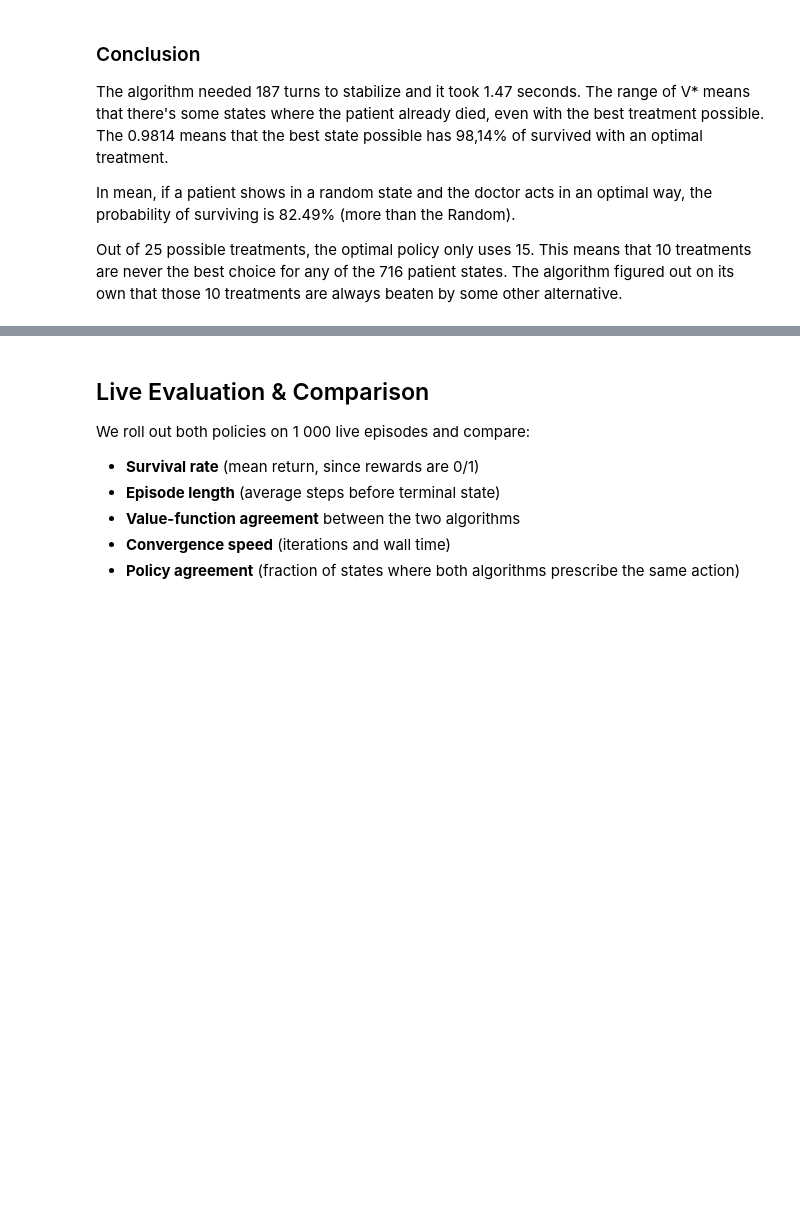
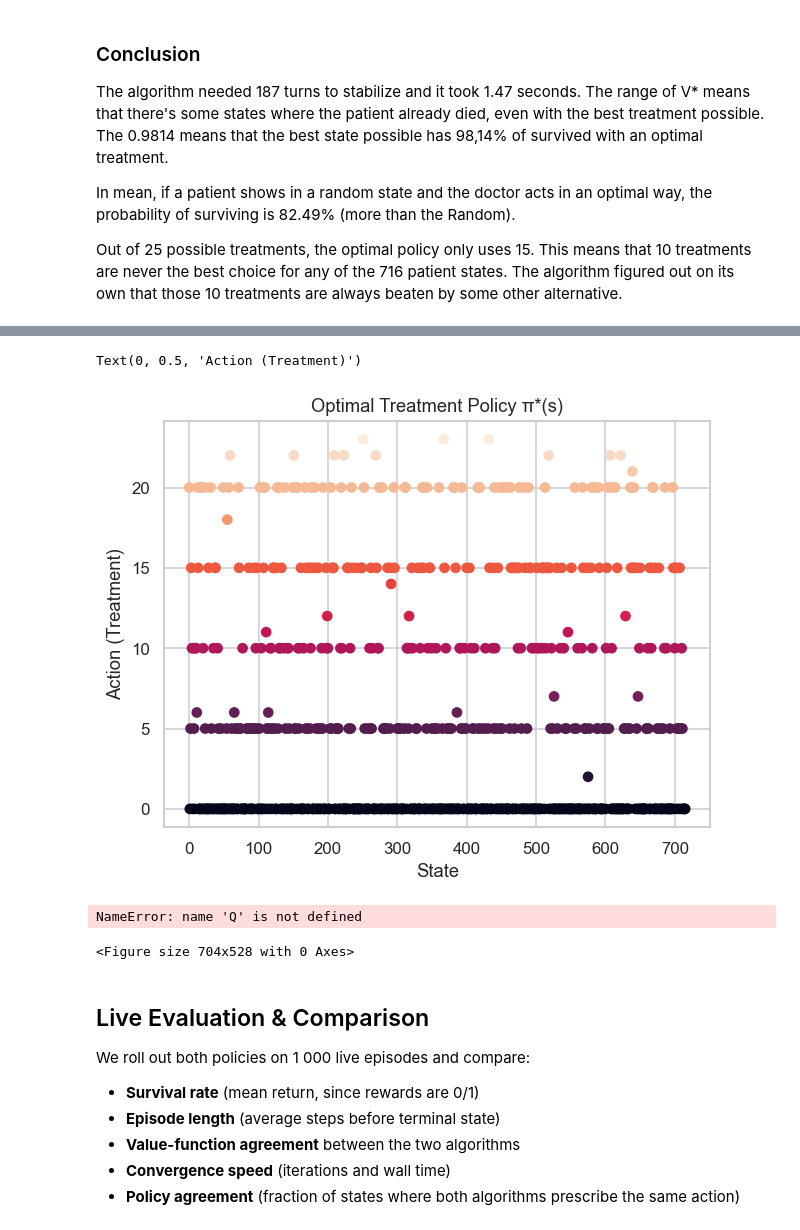
Before and after one commit to calcoafrancisca/RL_GroupAG, a Jupyter notebook: RL Project Code/sepsis_project - Students Version/rl_sepsis_project.ipynb, the cells around one changed output, grey strips where cells are left out. Drawn from its saved outputs; the diff is of its cells as text; code cells hidden in the pictures; blank space fills up the shorter version.

```diff
--- a/RL Project Code/sepsis_project - Students Version/rl_sepsis_project.ipynb
+++ b/RL Project Code/sepsis_project - Students Version/rl_sepsis_project.ipynb
@@ -394,3 +426,22 @@ This means that 10 treatments are never the best choice for any of the 716 patie
+# %%
+plt.figure()
+plt.scatter(range(len(policy_vi)), policy_vi, c=policy_vi)
+plt.title("Optimal Treatment Policy π*(s)")
+plt.xlabel("State")
+plt.ylabel("Action (Treatment)")
+# %% [output]
+Text(0, 0.5, 'Action (Treatment)')
+[figure, added]
+# %%
+plt.figure()
+plt.imshow(Q, aspect='auto')
+plt.title("Q-values: State vs Treatment")
+plt.xlabel("Actions")
+plt.ylabel("States")
+plt.colorbar()
+# %% [output]
+NameError: name 'Q' is not defined
+<Figure size 704x528 with 0 Axes>
 # %% [markdown]
 ## Live Evaluation & Comparison
 
```
Also changed, not shown: parts of 4 cells of this notebook.
